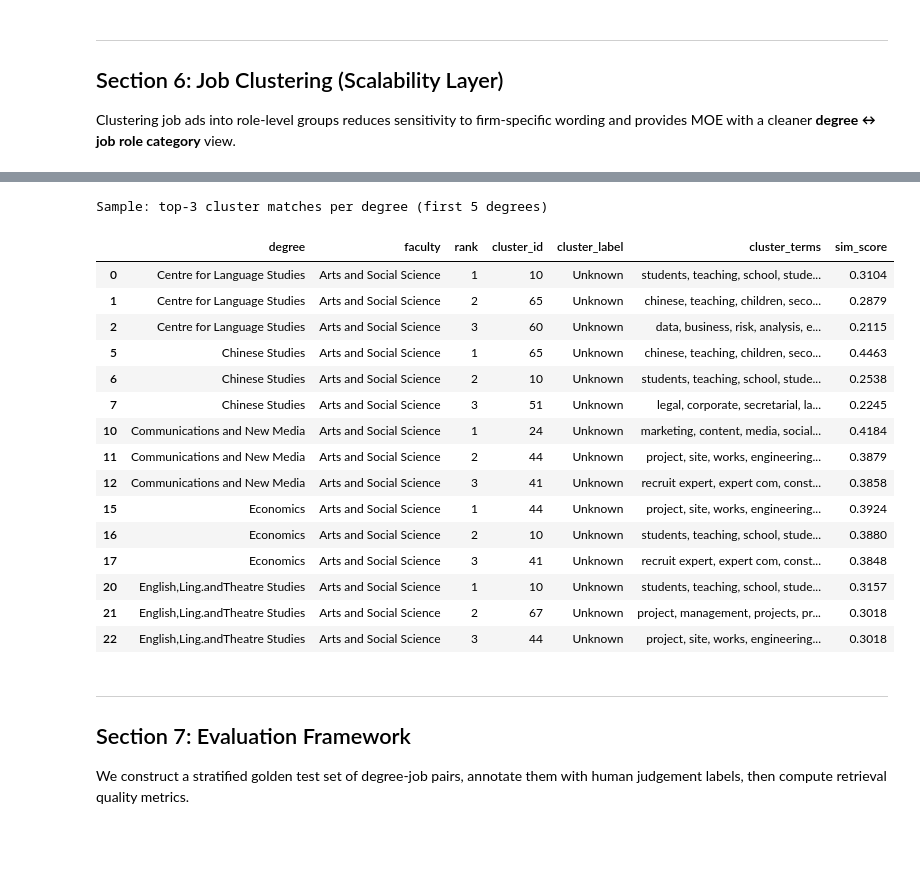
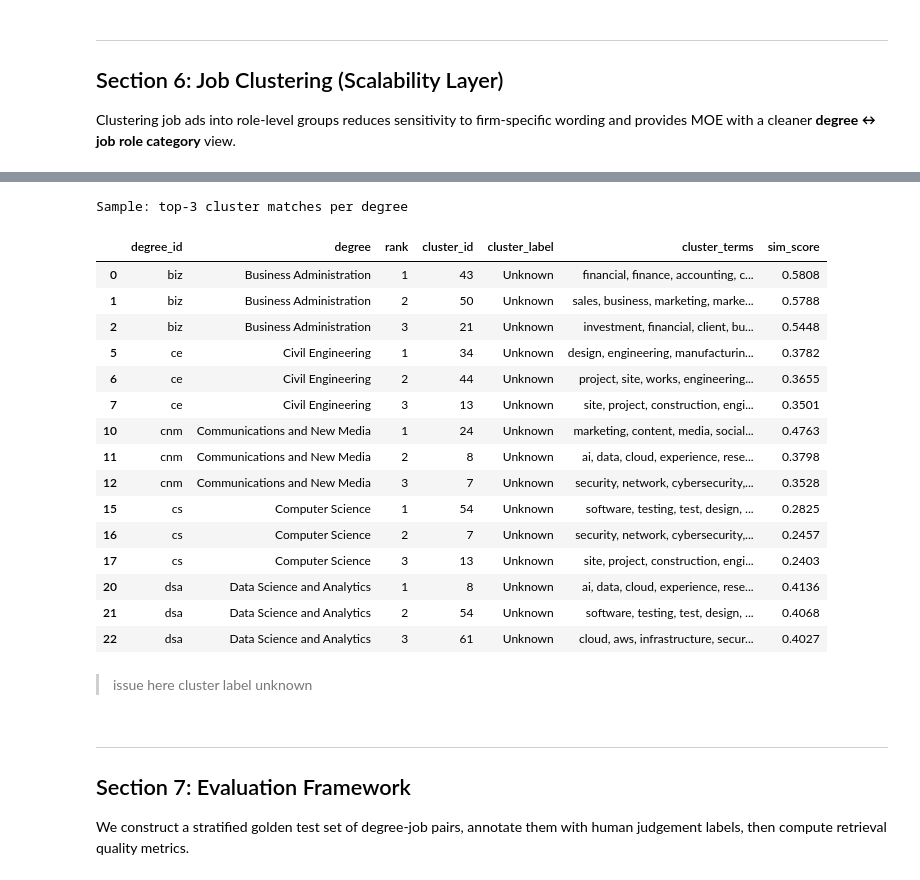
Before and after one commit to marcussyeo/DSA4264-Text-Group-3, a Jupyter notebook: notebooks/nus.ipynb, the cells around one changed output, grey strips where cells are left out. Drawn from its saved outputs; the diff is of its cells as text; code cells hidden in the pictures; blank space fills up the shorter version.

```diff
--- a/notebooks/nus.ipynb
+++ b/notebooks/nus.ipynb
@@ -928,45 +960,52 @@ Degree-cluster similarity matrix: (72, 75)
 # %%
 # Build a labelled degree-cluster alignment table
 cluster_label_map = dict(zip(cluster_df['cluster_id'], cluster_df['top_category']))
+cluster_terms_map = dict(zip(cluster_df['cluster_id'], cluster_df['top_terms']))
 
 alignment_rows = []
+
 for d_idx, d_row in degree_profiles.iterrows():
     d_pos = degree_profiles.index.get_loc(d_idx)
     scores = degree_cluster_sim[d_pos]
     top_clusters = np.argsort(scores)[::-1][:5]
+
     for rank, c_id in enumerate(top_clusters, 1):
         alignment_rows.append({
-            'degree'        : d_row['degree_label'],
-            'faculty'       : d_row['faculty'],
-            'rank'          : rank,
-            'cluster_id'    : int(c_id),
-            'cluster_label' : cluster_label_map.get(int(c_id), f'Cluster {c_id}'),
-            'cluster_terms' : cluster_df[cluster_df['cluster_id'] == c_id]['top_terms'].values[0] if len(cluster_df[cluster_df['cluster_id'] == c_id]) > 0 else '',
-            'sim_score'     : round(float(scores[c_id]), 4),
+            'degree_id'      : d_row['degree_id'],
+            'degree'         : d_row['degree_name'],
+            'rank'           : rank,
+            'cluster_id'     : int(c_id),
+            'cluster_label'  : cluster_label_map.get(int(c_id), f'Cluster {c_id}'),
+            'cluster_terms'  : cluster_terms_map.get(int(c_id), ''),
+            'sim_score'      : round(float(scores[c_id]), 4),
         })
+
 
 alignment_table = pd.DataFrame(alignment_rows)
 alignment_table.to_csv(CACHE_DIR / 'degree_cluster_alignment.csv', index=False)
-print('Sample: top-3 cluster matches per degree (first 5 degrees)')
-display(alignment_table[alignment_table['rank'] <= 3].head(15))
+
+print('Sample: top-3 cluster matches per degree')
+display(alignment_table[alignment_table['rank'] <= 3])
 # %% [output]
-Sample: top-3 cluster matches per degree (first 5 degrees)
+Sample: top-3 cluster matches per degree
-|  | degree | faculty | rank | cluster_id | cluster_label | cluster_terms | sim_score |
-| 0 | Centre for Language Studies | Arts and Social Science | 1 | 10 | Unknown | students, teaching, school, stude... | 0.3104 |
-| 1 | Centre for Language Studies | Arts and Social Science | 2 | 65 | Unknown | chinese, teaching, children, seco... | 0.2879 |
-| 2 | Centre for Language Studies | Arts and Social Science | 3 | 60 | Unknown | data, business, risk, analysis, e... | 0.2115 |
-| 5 | Chinese Studies | Arts and Social Science | 1 | 65 | Unknown | chinese, teaching, children, seco... | 0.4463 |
-| 6 | Chinese Studies | Arts and Social Science | 2 | 10 | Unknown | students, teaching, school, stude... | 0.2538 |
-| 7 | Chinese Studies | Arts and Social Science | 3 | 51 | Unknown | legal, corporate, secretarial, la... | 0.2245 |
-| 10 | Communications and New Media | Arts and Social Science | 1 | 24 | Unknown | marketing, content, media, social... | 0.4184 |
-| 11 | Communications and New Media | Arts and Social Science | 2 | 44 | Unknown | project, site, works, engineering... | 0.3879 |
-| 12 | Communications and New Media | Arts and Social Science | 3 | 41 | Unknown | recruit expert, expert com, const... | 0.3858 |
-| 15 | Economics | Arts and Social Science | 1 | 44 | Unknown | project, site, works, engineering... | 0.3924 |
-| 16 | Economics | Arts and Social Science | 2 | 10 | Unknown | students, teaching, school, stude... | 0.3880 |
-| 17 | Economics | Arts and Social Science | 3 | 41 | Unknown | recruit expert, expert com, const... | 0.3848 |
-| 20 | English,Ling.andTheatre Studies | Arts and Social Science | 1 | 10 | Unknown | students, teaching, school, stude... | 0.3157 |
-| 21 | English,Ling.andTheatre Studies | Arts and Social Science | 2 | 67 | Unknown | project, management, projects, pr... | 0.3018 |
-| 22 | English,Ling.andTheatre Studies | Arts and Social Science | 3 | 44 | Unknown | project, site, works, engineering... | 0.3018 |
+|  | degree_id | degree | rank | cluster_id | cluster_label | cluster_terms | sim_score |
+| 0 | biz | Business Administration | 1 | 43 | Unknown | financial, finance, accounting, c... | 0.5808 |
+| 1 | biz | Business Administration | 2 | 50 | Unknown | sales, business, marketing, marke... | 0.5788 |
+| 2 | biz | Business Administration | 3 | 21 | Unknown | investment, financial, client, bu... | 0.5448 |
+| 5 | ce | Civil Engineering | 1 | 34 | Unknown | design, engineering, manufacturin... | 0.3782 |
+| 6 | ce | Civil Engineering | 2 | 44 | Unknown | project, site, works, engineering... | 0.3655 |
+| 7 | ce | Civil Engineering | 3 | 13 | Unknown | site, project, construction, engi... | 0.3501 |
+| 10 | cnm | Communications and New Media | 1 | 24 | Unknown | marketing, content, media, social... | 0.4763 |
+| 11 | cnm | Communications and New Media | 2 | 8 | Unknown | ai, data, cloud, experience, rese... | 0.3798 |
+| 12 | cnm | Communications and New Media | 3 | 7 | Unknown | security, network, cybersecurity,... | 0.3528 |
+| 15 | cs | Computer Science | 1 | 54 | Unknown | software, testing, test, design, ... | 0.2825 |
+| 16 | cs | Computer Science | 2 | 7 | Unknown | security, network, cybersecurity,... | 0.2457 |
+| 17 | cs | Computer Science | 3 | 13 | Unknown | site, project, construction, engi... | 0.2403 |
+| 20 | dsa | Data Science and Analytics | 1 | 8 | Unknown | ai, data, cloud, experience, rese... | 0.4136 |
+| 21 | dsa | Data Science and Analytics | 2 | 54 | Unknown | software, testing, test, design, ... | 0.4068 |
+| 22 | dsa | Data Science and Analytics | 3 | 61 | Unknown | cloud, aws, infrastructure, secur... | 0.4027 |
+# %% [markdown]
+> issue here cluster label unknown
 # %% [markdown]
 ---
 ## Section 7: Evaluation Framework
```
Also changed, not shown: parts of 16 cells of this notebook.
